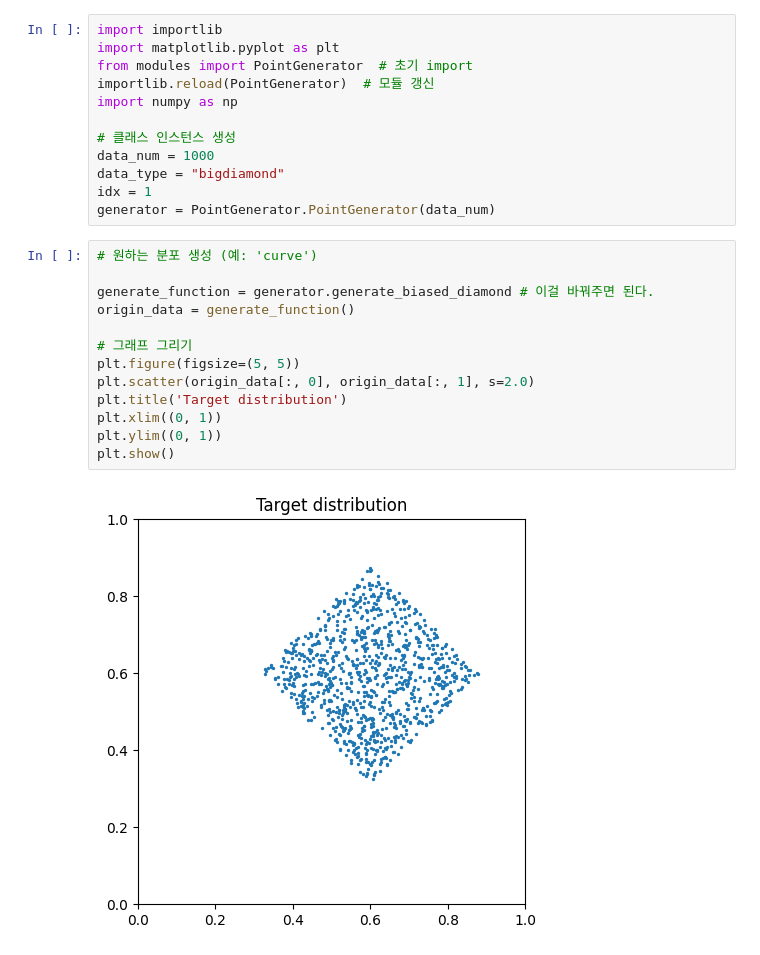
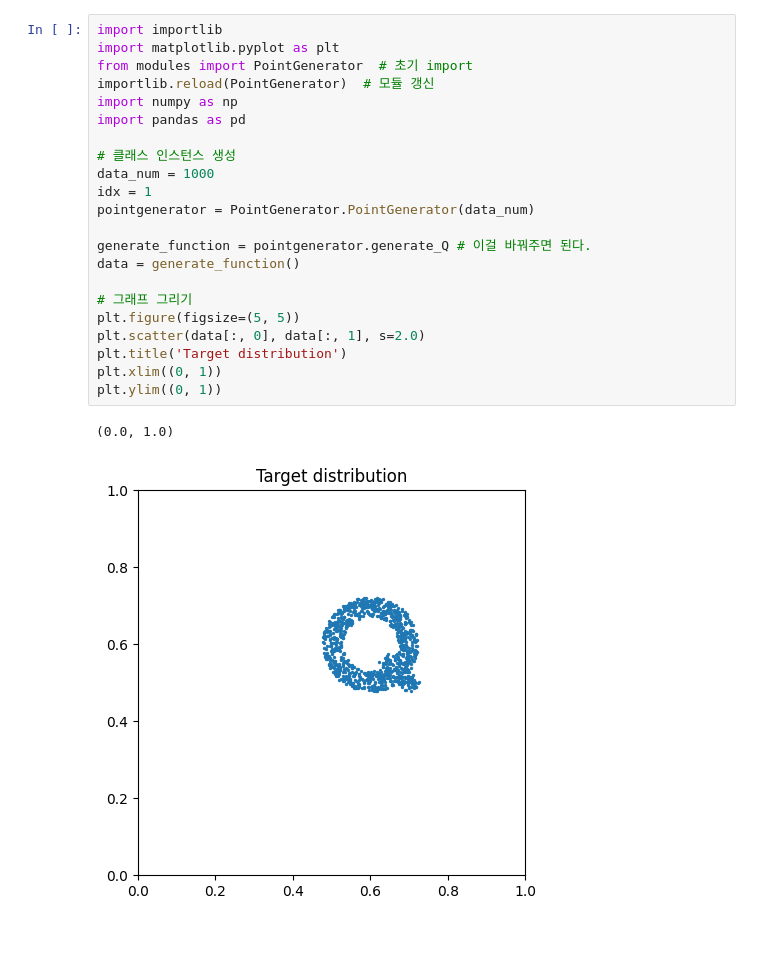
Before and after one commit to red1108/InfoQGAN, a Jupyter notebook: 2d_custom_shape.ipynb, the cells around one changed output. Drawn from its saved outputs; the diff is of its cells as text.

```diff
--- a/2d_custom_shape.ipynb
+++ b/2d_custom_shape.ipynb
@@ -1,27 +1,25 @@
 # %%
 import importlib
 import matplotlib.pyplot as plt
 from modules import PointGenerator  # 초기 import
 importlib.reload(PointGenerator)  # 모듈 갱신
 import numpy as np
+import pandas as pd
 
 # 클래스 인스턴스 생성
 data_num = 1000
-data_type = "bigdiamond"
 idx = 1
-generator = PointGenerator.PointGenerator(data_num)
+pointgenerator = PointGenerator.PointGenerator(data_num)
+
+generate_function = pointgenerator.generate_Q # 이걸 바꿔주면 된다.
+data = generate_function()
+
+# 그래프 그리기
+plt.figure(figsize=(5, 5))
+plt.scatter(data[:, 0], data[:, 1], s=2.0)
+plt.title('Target distribution')
+plt.xlim((0, 1))
+plt.ylim((0, 1))
+# %% [output]
+(0.0, 1.0)
+[figure, added]
-# %%
-# 원하는 분포 생성 (예: 'curve')
-
-generate_function = generator.generate_biased_diamond # 이걸 바꿔주면 된다.
-origin_data = generate_function()
-
-# 그래프 그리기
-plt.figure(figsize=(5, 5))
-plt.scatter(origin_data[:, 0], origin_data[:, 1], s=2.0)
-plt.title('Target distribution')
-plt.xlim((0, 1))
-plt.ylim((0, 1))
-plt.show()
-# %% [output]
-[figure, removed]
```
Also changed, not shown: parts of 3 cells of this notebook, 7 other files.
